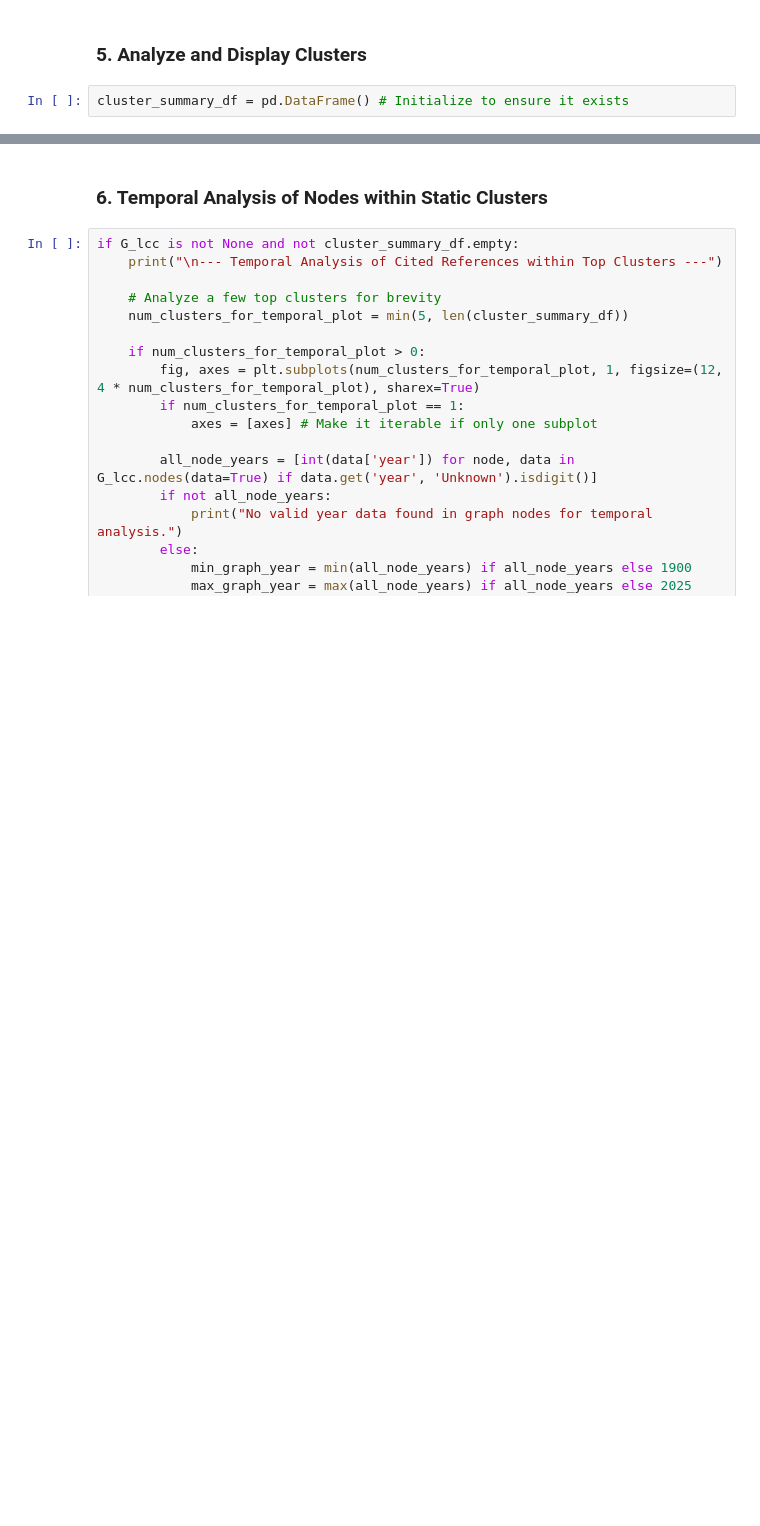
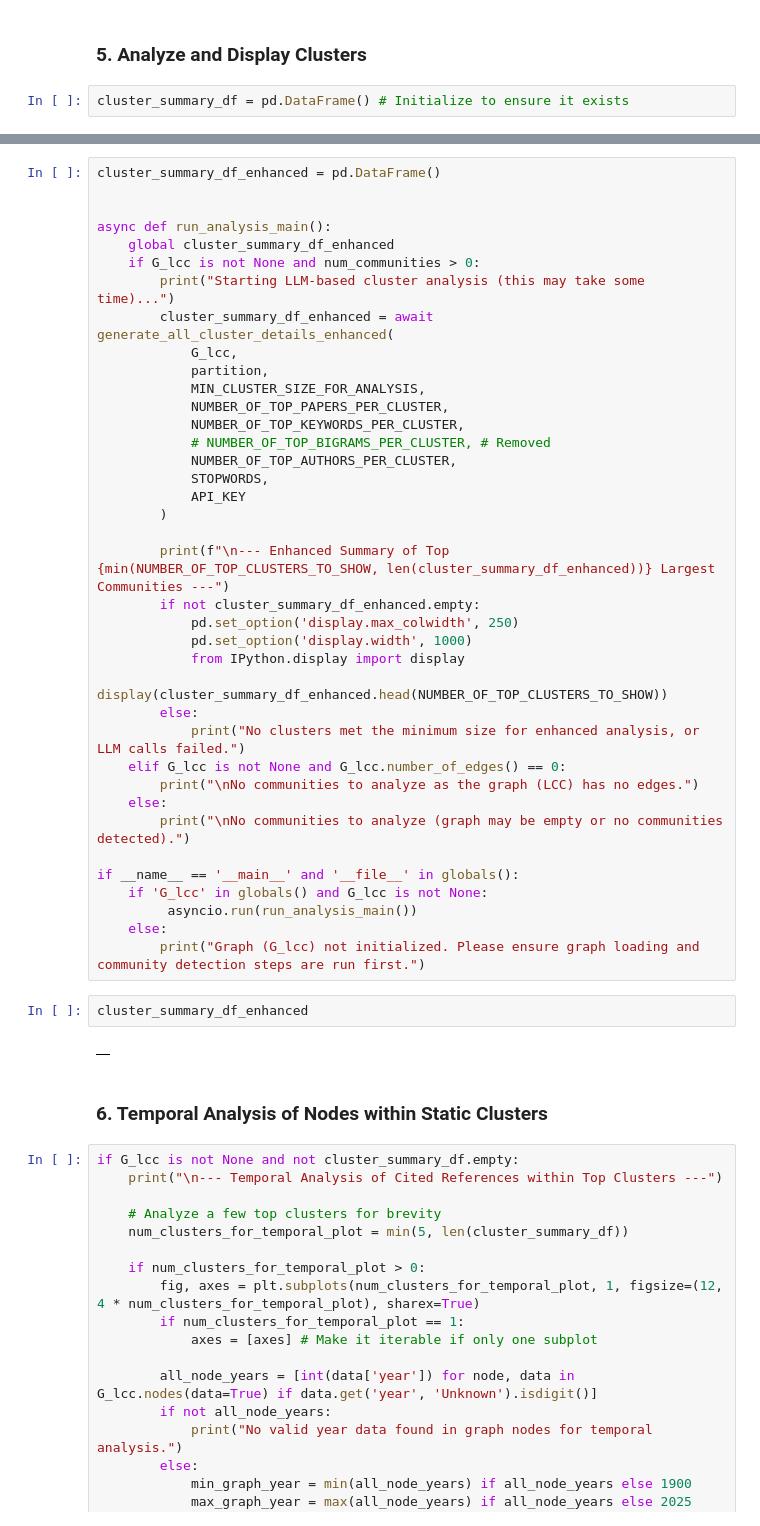
Before and after one commit to youngjour/literature_review_co-citation_graph, a Jupyter notebook: co-citation_clustering.ipynb, the cells around one changed output, grey strips where cells are left out. Saved outputs shown, nothing was run; the diff lists cells and outputs as text; blank space fills up the shorter version.

Commit message:
new file:   .gitignore 	modified:   co-citation_clustering.ipynb

```diff
--- a/co-citation_clustering.ipynb
+++ b/co-citation_clustering.ipynb
@@ -399,6 +565,48 @@ Analyzing top communities (min size: 5)...
 | 7 | 19 | 613 | 2011.9 | 1951-2024 | FORNELL C, 1981, J MARKETING RES ... | transport, transp, intell, inform... |
 | 8 | 10 | 382 | 2009.2 | 1959-2023 | WALKER RE, 2010, HEALTH PLACE (Fr... | health, am, med, nutr, public, pr... |
 | 9 | 17 | 297 | 2017.9 | 1980-2024 | YAO TT, 2020, SUSTAIN CITIES SOC ... | econ, environ, energ, prod, clean... |
+# %%
+cluster_summary_df_enhanced = pd.DataFrame()
+
+
+async def run_analysis_main():
+    global cluster_summary_df_enhanced
+    if G_lcc is not None and num_communities > 0:
+        print("Starting LLM-based cluster analysis (this may take some time)...")
+        cluster_summary_df_enhanced = await generate_all_cluster_details_enhanced(
+            G_lcc,
+            partition,
+            MIN_CLUSTER_SIZE_FOR_ANALYSIS,
+            NUMBER_OF_TOP_PAPERS_PER_CLUSTER,
+            NUMBER_OF_TOP_KEYWORDS_PER_CLUSTER,
+            # NUMBER_OF_TOP_BIGRAMS_PER_CLUSTER, # Removed
+            NUMBER_OF_TOP_AUTHORS_PER_CLUSTER,
+            STOPWORDS,
+            API_KEY
+        )
+
+        print(f"\n--- Enhanced Summary of Top {min(NUMBER_OF_TOP_CLUSTERS_TO_SHOW, len(cluster_summary_df_enhanced))} Largest Communities ---")
+        if not cluster_summary_df_enhanced.empty:
+            pd.set_option('display.max_colwidth', 250)
+            pd.set_option('display.width', 1000)
+            from IPython.display import display
+            display(cluster_summary_df_enhanced.head(NUMBER_OF_TOP_CLUSTERS_TO_SHOW))
+        else:
+            print("No clusters met the minimum size for enhanced analysis, or LLM calls failed.")
+    elif G_lcc is not None and G_lcc.number_of_edges() == 0:
+        print("\nNo communities to analyze as the graph (LCC) has no edges.")
+    else:
+        print("\nNo communities to analyze (graph may be empty or no communities detected).")
+
+if __name__ == '__main__' and '__file__' in globals():
+    if 'G_lcc' in globals() and G_lcc is not None:
+         asyncio.run(run_analysis_main())
+    else:
+        print("Graph (G_lcc) not initialized. Please ensure graph loading and community detection steps are run first.")
+# %%
+cluster_summary_df_enhanced
+# %% [output]
+|  |
 # %% [markdown]
 ### 6. Temporal Analysis of Nodes within Static Clusters
 # %%
```
Also changed, not shown: parts of 10 cells of this notebook, 1 other file.
